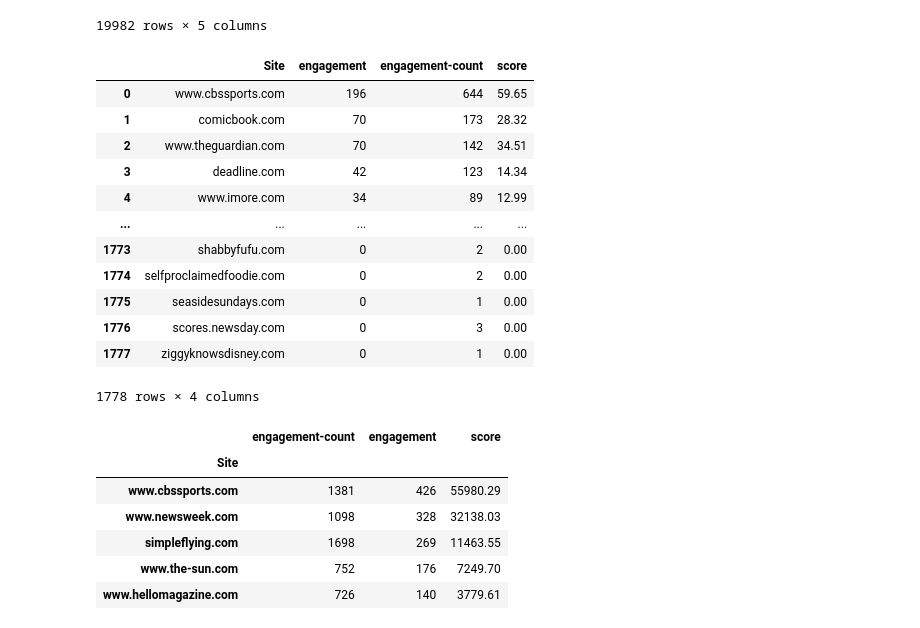
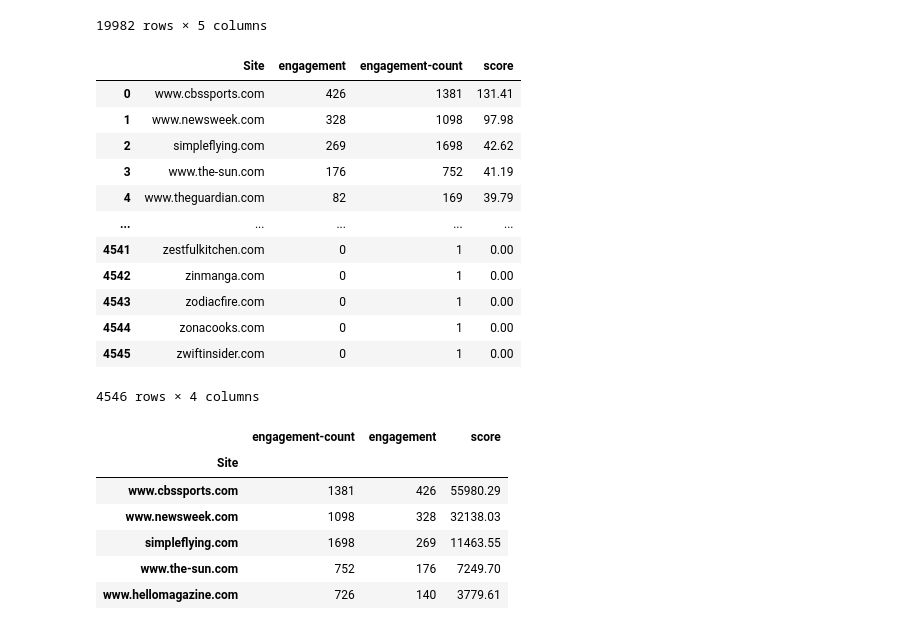
Before and after one commit to NatnaelSisay/adludio-challenge, a Jupyter notebook: notebooks/0_Algorithm_development.ipynb, the cells around one changed output. Drawn from its saved outputs; the diff is of its cells as text; code cells hidden in the pictures.

```diff
--- a/notebooks/0_Algorithm_development.ipynb
+++ b/notebooks/0_Algorithm_development.ipynb
@@ -82,31 +82,31 @@ def beset_performers(df, campain_id):
     #method - 2
     selcted_campain['score'] = (selcted_campain['engagement'] ** 2) / selcted_campain['engagement-count']
 
-    result = selcted_campain.sort_values(by='engagement', ascending=False).reset_index()
+    result = selcted_campain.sort_values(by=['score', 'engagement-count'], ascending=False).reset_index()
 
     return result
 # %%
 campain_id = 't29si1w'
 campain_id2 = '9n6o7jf'
 
 campain1 = df[df['CampaignId'] == campain_id]
 
 # campain1.head()
-beset_performers(df, "9n6o7jf")
+beset_performers(df, campain_id)
 # %% [output]
 |  | Site | engagement | engagement-count | score |
-| 0 | www.cbssports.com | 196 | 644 | 59.65 |
-| 1 | comicbook.com | 70 | 173 | 28.32 |
-| 2 | www.theguardian.com | 70 | 142 | 34.51 |
-| 3 | deadline.com | 42 | 123 | 14.34 |
-| 4 | www.imore.com | 34 | 89 | 12.99 |
+| 0 | www.cbssports.com | 426 | 1381 | 131.41 |
+| 1 | www.newsweek.com | 328 | 1098 | 97.98 |
+| 2 | simpleflying.com | 269 | 1698 | 42.62 |
+| 3 | www.the-sun.com | 176 | 752 | 41.19 |
+| 4 | www.theguardian.com | 82 | 169 | 39.79 |
 | ... | ... | ... | ... | ... |
-| 1773 | shabbyfufu.com | 0 | 2 | 0.00 |
-| 1774 | selfproclaimedfoodie.com | 0 | 2 | 0.00 |
-| 1775 | seasidesundays.com | 0 | 1 | 0.00 |
-| 1776 | scores.newsday.com | 0 | 3 | 0.00 |
-| 1777 | ziggyknowsdisney.com | 0 | 1 | 0.00 |
+| 4541 | zestfulkitchen.com | 0 | 1 | 0.00 |
+| 4542 | zinmanga.com | 0 | 1 | 0.00 |
+| 4543 | zodiacfire.com | 0 | 1 | 0.00 |
+| 4544 | zonacooks.com | 0 | 1 | 0.00 |
+| 4545 | zwiftinsider.com | 0 | 1 | 0.00 |
-1778 rows × 4 columns
+4546 rows × 4 columns
 # %%
 campain1 = campain1.groupby('Site').agg({'LogEntryTime':'count', 'engagement': 'sum'})
 campain1.rename(columns={'LogEntryTime':'engagement-count'}, inplace=True)
```
Also changed, not shown: 2 other files.
